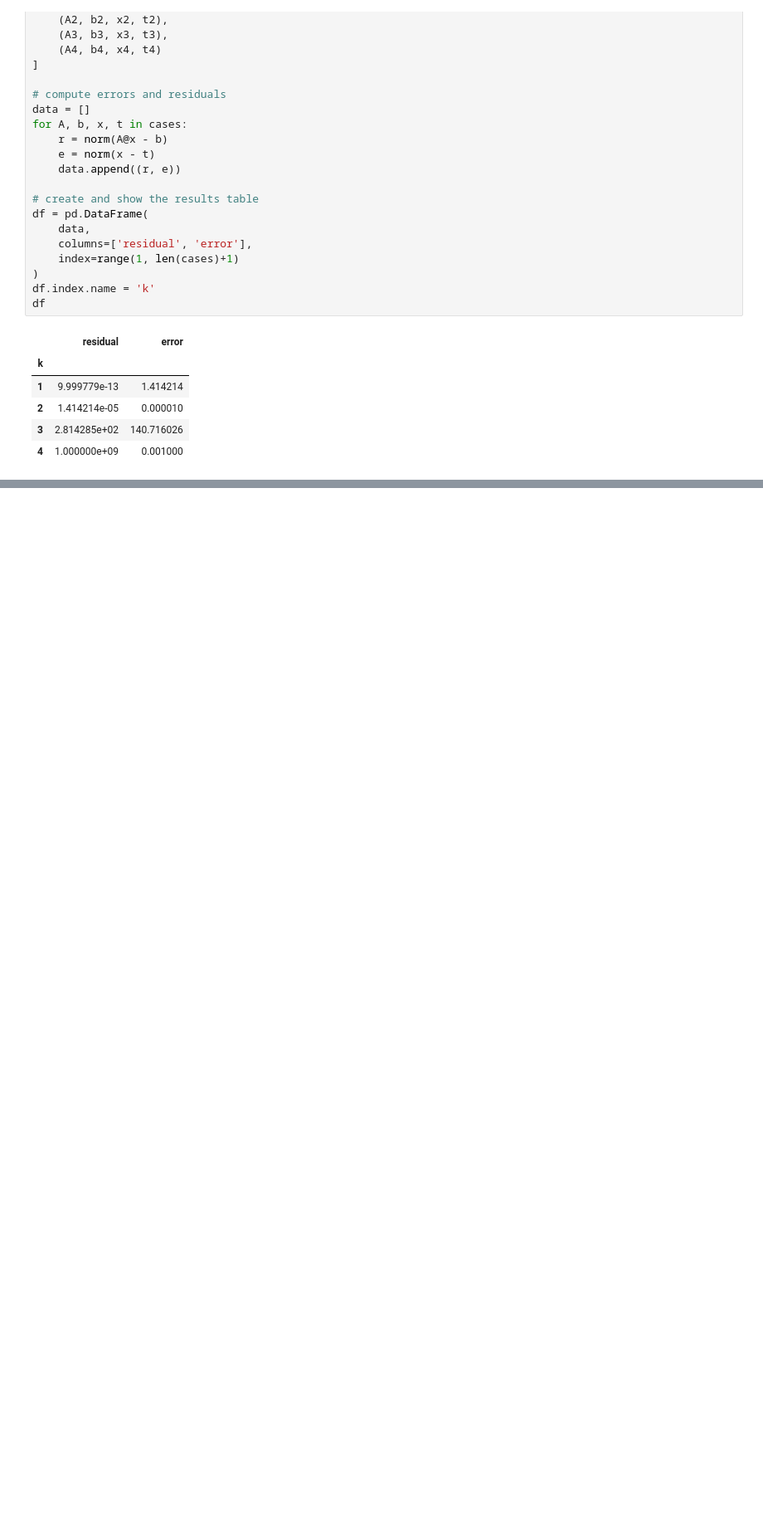
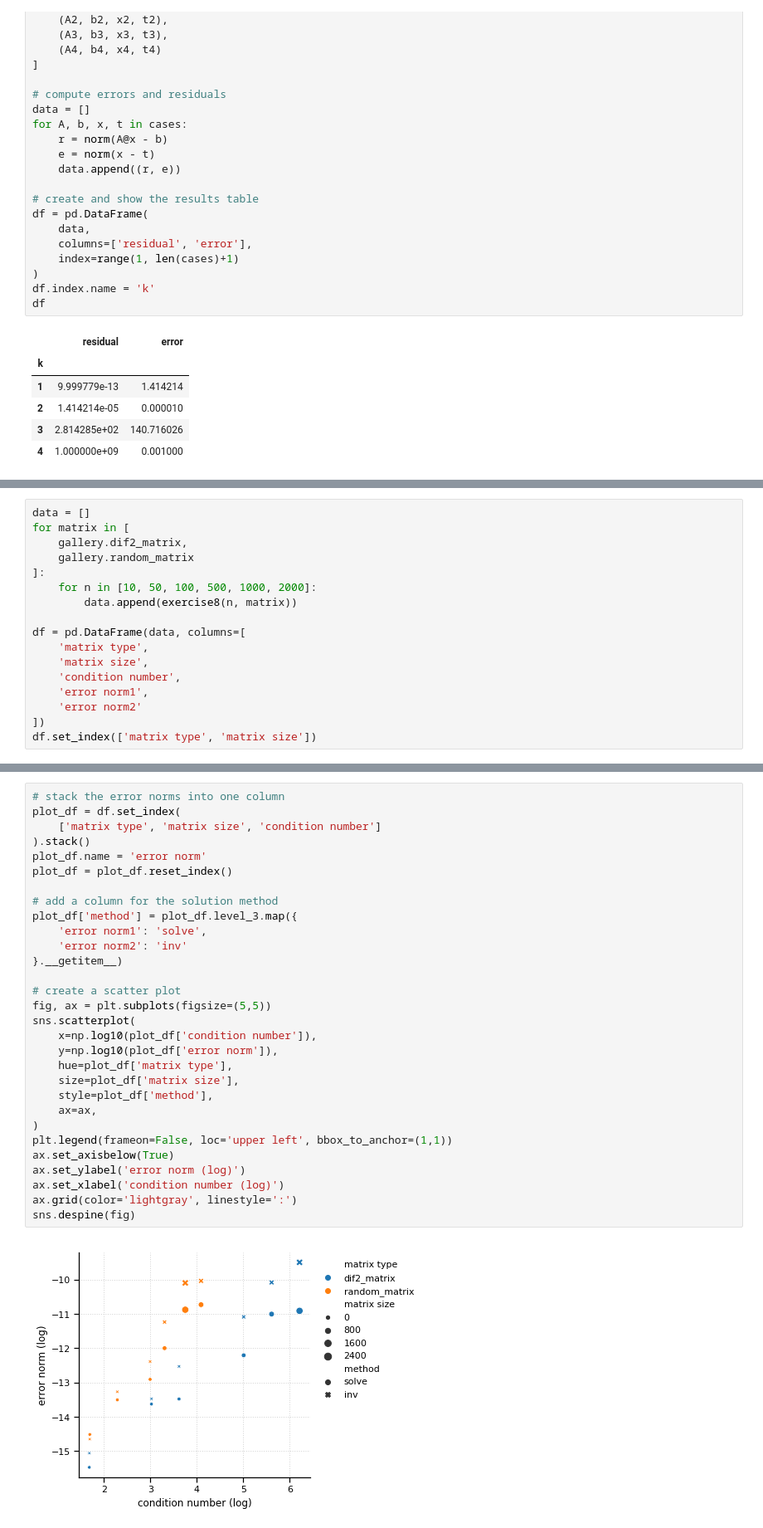
Before and after one commit to mattragoza/MATH2071, a Jupyter notebook: lab-5/norms_and_errors.ipynb, the cells around one changed output, grey strips where cells are left out. Shown: that part at 83% size. Saved outputs shown, nothing was run; the diff lists cells and outputs as text; blank space fills up the shorter version.

```diff
--- a/lab-5/norms_and_errors.ipynb
+++ b/lab-5/norms_and_errors.ipynb
@@ -320,0 +564,17 @@ sns.despine(fig)
+# %%
+data = []
+for matrix in [
+    gallery.dif2_matrix,
+    gallery.random_matrix
+]:
+    for n in [10, 50, 100, 500, 1000, 2000]:
+        data.append(exercise8(n, matrix))
+
+df = pd.DataFrame(data, columns=[
+    'matrix type',
+    'matrix size',
+    'condition number',
+    'error norm1',
+    'error norm2'
+])
+df.set_index(['matrix type', 'matrix size'])
@@ -320,0 +600,32 @@ sns.despine(fig)
+# %%
+# stack the error norms into one column
+plot_df = df.set_index(
+    ['matrix type', 'matrix size', 'condition number']
+).stack()
+plot_df.name = 'error norm'
+plot_df = plot_df.reset_index()
+
+# add a column for the solution method
+plot_df['method'] = plot_df.level_3.map({
+    'error norm1': 'solve',
+    'error norm2': 'inv'
+}.__getitem__)
+
+# create a scatter plot
+fig, ax = plt.subplots(figsize=(5,5))
+sns.scatterplot(
+    x=np.log10(plot_df['condition number']),
+    y=np.log10(plot_df['error norm']),
+    hue=plot_df['matrix type'],
+    size=plot_df['matrix size'],
+    style=plot_df['method'],
+    ax=ax,
+)
+plt.legend(frameon=False, loc='upper left', bbox_to_anchor=(1,1))
+ax.set_axisbelow(True)
+ax.set_ylabel('error norm (log)')
+ax.set_xlabel('condition number (log)')
+ax.grid(color='lightgray', linestyle=':')
+sns.despine(fig)
+# %% [output]
+[figure, added]
```
Also changed, not shown: parts of 51 cells of this notebook, 1 other file.
